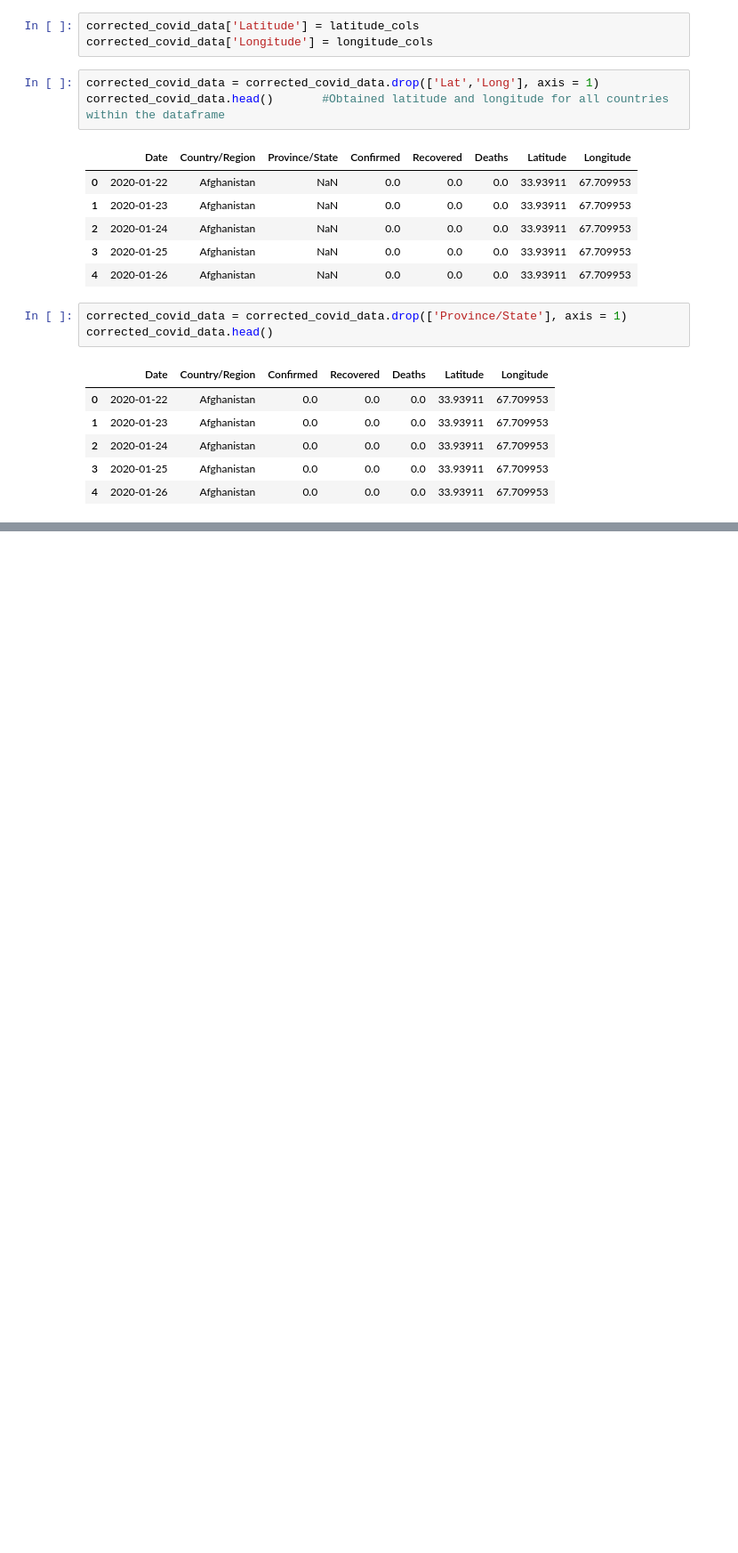
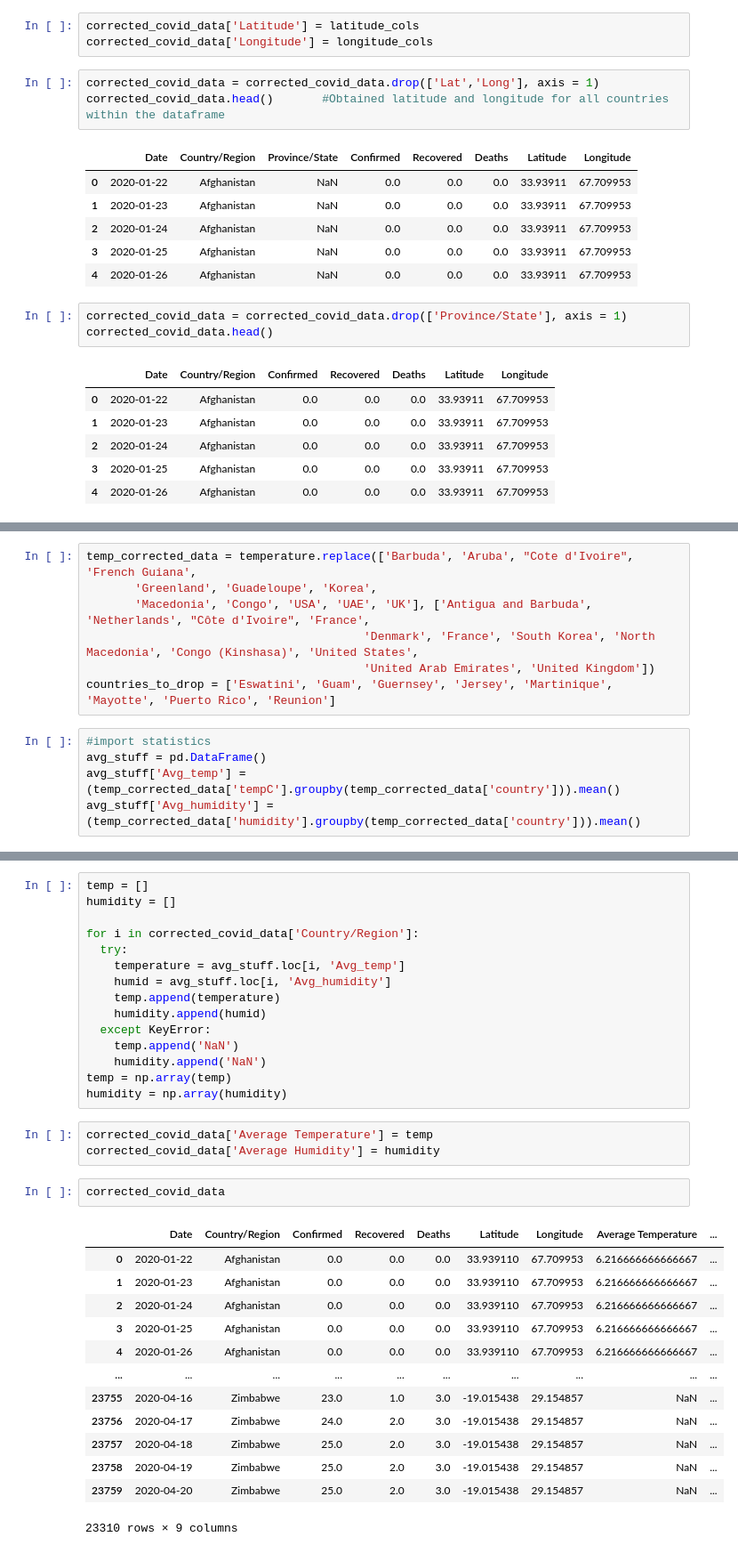
Before and after one commit to newb-dev-1008/GetBoarded_Latitude, a Jupyter notebook: GetBoarded_Week2.ipynb, the cells around one changed output, grey strips where cells are left out. Shown: that part at 89% size. Drawn from its saved outputs; the diff is of its cells as text; blank space fills up the shorter version.

```diff
--- a/GetBoarded_Week2.ipynb
+++ b/GetBoarded_Week2.ipynb
@@ -246,0 +316,12 @@ corrected_covid_data.head()
+# %%
+temp_corrected_data = temperature.replace(['Barbuda', 'Aruba', "Cote d'Ivoire", 'French Guiana',
+       'Greenland', 'Guadeloupe', 'Korea',
+       'Macedonia', 'Congo', 'USA', 'UAE', 'UK'], ['Antigua and Barbuda', 'Netherlands', "Côte d'Ivoire", 'France',
+                                        'Denmark', 'France', 'South Korea', 'North Macedonia', 'Congo (Kinshasa)', 'United States',
+                                        'United Arab Emirates', 'United Kingdom'])
+countries_to_drop = ['Eswatini', 'Guam', 'Guernsey', 'Jersey', 'Martinique', 'Mayotte', 'Puerto Rico', 'Reunion']
+# %%
+#import statistics
+avg_stuff = pd.DataFrame()
+avg_stuff['Avg_temp'] = (temp_corrected_data['tempC'].groupby(temp_corrected_data['country'])).mean()
+avg_stuff['Avg_humidity'] = (temp_corrected_data['humidity'].groupby(temp_corrected_data['country'])).mean()
@@ -247 +338,35 @@ corrected_covid_data.head()
+# %%
+temp = []
+humidity = []
+
+for i in corrected_covid_data['Country/Region']:
+  try:
+    temperature = avg_stuff.loc[i, 'Avg_temp']
+    humid = avg_stuff.loc[i, 'Avg_humidity']
+    temp.append(temperature)
+    humidity.append(humid)
+  except KeyError:
+    temp.append('NaN')
+    humidity.append('NaN')
+temp = np.array(temp)
+humidity = np.array(humidity)
+# %%
+corrected_covid_data['Average Temperature'] = temp
+corrected_covid_data['Average Humidity'] = humidity
+# %%
+corrected_covid_data
+# %% [output]
+|  | Date | Country/Region | Confirmed | Recovered | Deaths | Latitude | Longitude | Average Temperature | ... |
+| 0 | 2020-01-22 | Afghanistan | 0.0 | 0.0 | 0.0 | 33.939110 | 67.709953 | 6.216666666666667 | ... |
+| 1 | 2020-01-23 | Afghanistan | 0.0 | 0.0 | 0.0 | 33.939110 | 67.709953 | 6.216666666666667 | ... |
+| 2 | 2020-01-24 | Afghanistan | 0.0 | 0.0 | 0.0 | 33.939110 | 67.709953 | 6.216666666666667 | ... |
+| 3 | 2020-01-25 | Afghanistan | 0.0 | 0.0 | 0.0 | 33.939110 | 67.709953 | 6.216666666666667 | ... |
+| 4 | 2020-01-26 | Afghanistan | 0.0 | 0.0 | 0.0 | 33.939110 | 67.709953 | 6.216666666666667 | ... |
+| ... | ... | ... | ... | ... | ... | ... | ... | ... | ... |
+| 23755 | 2020-04-16 | Zimbabwe | 23.0 | 1.0 | 3.0 | -19.015438 | 29.154857 | NaN | ... |
+| 23756 | 2020-04-17 | Zimbabwe | 24.0 | 2.0 | 3.0 | -19.015438 | 29.154857 | NaN | ... |
+| 23757 | 2020-04-18 | Zimbabwe | 25.0 | 2.0 | 3.0 | -19.015438 | 29.154857 | NaN | ... |
+| 23758 | 2020-04-19 | Zimbabwe | 25.0 | 2.0 | 3.0 | -19.015438 | 29.154857 | NaN | ... |
+| 23759 | 2020-04-20 | Zimbabwe | 25.0 | 2.0 | 3.0 | -19.015438 | 29.154857 | NaN | ... |
+23310 rows × 9 columns
 # %%
```
Also changed, not shown: parts of 9 cells of this notebook.
